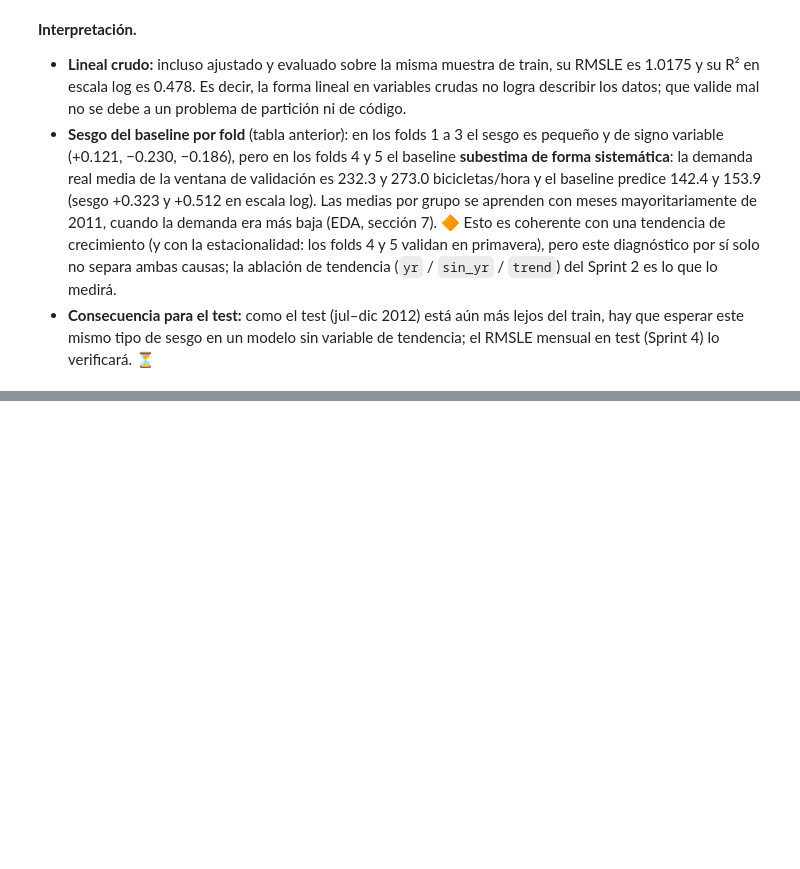
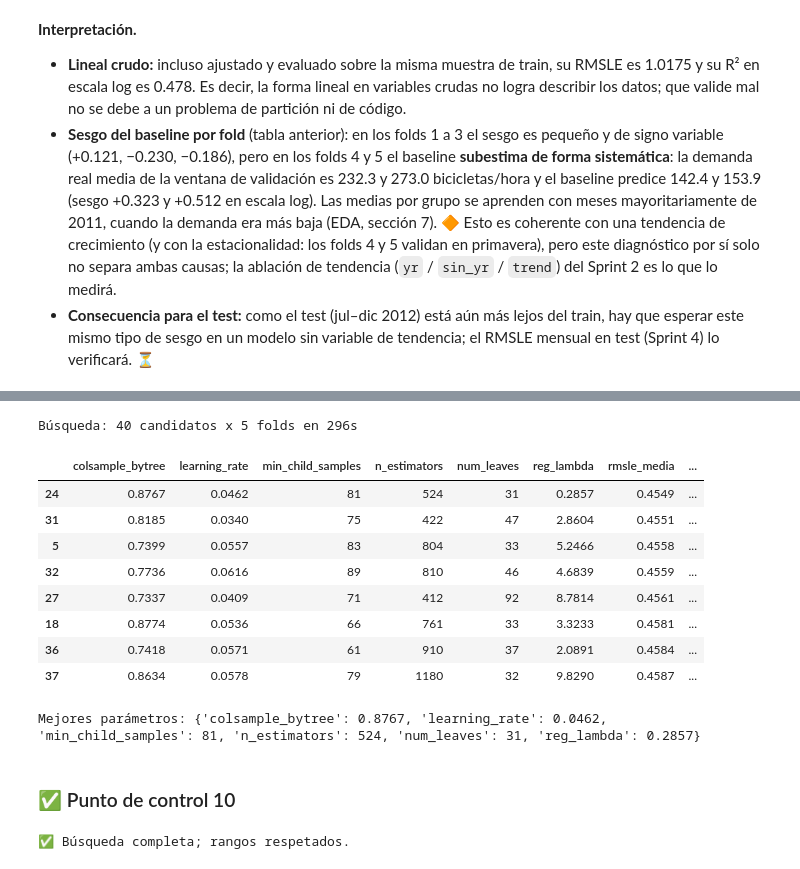
Before and after one commit to Joan-Riveros/bike-sharing-ml, a Jupyter notebook: notebooks/03_modelado_supervisado.ipynb, the cells around one changed output, grey strips where cells are left out. Cells and saved outputs as stored; diff of their text form; code cells hidden in the pictures; blank space fills up the shorter version.

Commit message:
Sprint 2 (Joan): LightGBM, ablaciones, tuning, Poisson, smearing y lags
Co-Authored-By: Claude Sonnet 5.5 <noreply@anthropic.com>

```diff
--- a/notebooks/03_modelado_supervisado.ipynb
+++ b/notebooks/03_modelado_supervisado.ipynb
@@ -304,0 +369,11 @@ LightGBM sobre `log1p(cnt)` con `build_preprocessor()`, tuning con `RandomizedSe
+# %%
+pf_base, rs_base = evaluar_variante("LightGBM base")
+display(pf_base[["fold", "n_train", "rmsle", "rmse", "mae", "r2"]].round(4))
+print(f"LightGBM base: RMSLE = {rs_base['rmsle_media']:.4f} ± {rs_base['rmsle_std']:.4f} | tiempo = {rs_base['t_s']:.1f}s")
+print("Baseline de calendario (notebook, sección 5): RMSLE = 0.5585 ± 0.0601")
+
+# Importancia por ganancia (solo orientativa; la interpretabilidad formal es del Sprint 3)
+m = pipe_lgbm().fit(X_tr, np.log1p(y_tr))
+nombres = m.named_steps["prep"].transform(X_tr.iloc[:5]).columns
+imp = pd.Series(m.named_steps["modelo"].booster_.feature_importance("gain"), index=nombres)
+display((imp / imp.sum()).sort_values(ascending=False).head(8).round(3).to_frame("fracción de ganancia").T)
@@ -304,0 +505,48 @@ LightGBM sobre `log1p(cnt)` con `build_preprocessor()`, tuning con `RandomizedSe
+# %%
+espacio = {
+    "regressor__modelo__num_leaves": randint(31, 128),
+    "regressor__modelo__min_child_samples": randint(20, 101),
+    "regressor__modelo__learning_rate": uniform(0.03, 0.05),
+    "regressor__modelo__n_estimators": randint(300, 1201),
+    "regressor__modelo__colsample_bytree": uniform(0.7, 0.2),
+    "regressor__modelo__reg_lambda": loguniform(0.1, 10),
+}
+ttr = TransformedTargetRegressor(regressor=pipe_lgbm(**REF["prep"]), func=np.log1p, inverse_func=np.expm1)
+busqueda = RandomizedSearchCV(
+    ttr, espacio, n_iter=CFG_LGBM["n_iter_busqueda"], cv=cv, random_state=RANDOM_STATE,
+    scoring=make_scorer(rmsle, greater_is_better=False), n_jobs=1, refit=False, return_train_score=False,
+)
+t0 = time.perf_counter()
+busqueda.fit(X_tr, y_tr)
+t_busqueda = time.perf_counter() - t0
+res = pd.DataFrame(busqueda.cv_results_)
+res["rmsle_media"] = -res["mean_test_score"]; res["rmsle_std"] = res["std_test_score"]
+cols_p = [c for c in res.columns if c.startswith("param_")]
+top = res.sort_values("rmsle_media").head(8)[cols_p + ["rmsle_media", "rmsle_std"]]
+top.columns = [c.replace("param_regressor__modelo__", "") for c in top.columns]
+print(f"Búsqueda: {len(res)} candidatos x 5 folds en {t_busqueda:.0f}s")
+display(top.round(4))
+mejores = {k.replace("regressor__modelo__", ""): (int(v) if isinstance(v, (int, np.integer)) else float(v)) for k, v in busqueda.best_params_.items()}
+print("Mejores parámetros:", {k: (round(v, 4) if isinstance(v, float) else v) for k, v in mejores.items()})
+# %% [output]
+Búsqueda: 40 candidatos x 5 folds en 296s
+|  | colsample_bytree | learning_rate | min_child_samples | n_estimators | num_leaves | reg_lambda | rmsle_media | ... |
+| 24 | 0.8767 | 0.0462 | 81 | 524 | 31 | 0.2857 | 0.4549 | ... |
+| 31 | 0.8185 | 0.0340 | 75 | 422 | 47 | 2.8604 | 0.4551 | ... |
+| 5 | 0.7399 | 0.0557 | 83 | 804 | 33 | 5.2466 | 0.4558 | ... |
+| 32 | 0.7736 | 0.0616 | 89 | 810 | 46 | 4.6839 | 0.4559 | ... |
+| 27 | 0.7337 | 0.0409 | 71 | 412 | 92 | 8.7814 | 0.4561 | ... |
+| 18 | 0.8774 | 0.0536 | 66 | 761 | 33 | 3.3233 | 0.4581 | ... |
+| 36 | 0.7418 | 0.0571 | 61 | 910 | 37 | 2.0891 | 0.4584 | ... |
+| 37 | 0.8634 | 0.0578 | 79 | 1180 | 32 | 9.8290 | 0.4587 | ... |
+Mejores parámetros: {'colsample_bytree': 0.8767, 'learning_rate': 0.0462, 'min_child_samples': 81, 'n_estimators': 524, 'num_leaves': 31, 'reg_lambda': 0.2857}
+# %% [markdown]
+### ✅ Punto de control 10
+# %%
+assert len(res) == CFG_LGBM["n_iter_busqueda"]
+assert np.isfinite(res["rmsle_media"]).all()
+assert res["rmsle_media"].min() == -busqueda.best_score_ or np.isclose(res["rmsle_media"].min(), -busqueda.best_score_)
+assert 31 <= mejores["num_leaves"] <= 127 and 300 <= mejores["n_estimators"] <= 1200
+print("✅ Búsqueda completa; rangos respetados.")
+# %% [output]
+✅ Búsqueda completa; rangos respetados.
```
Also changed, not shown: parts of 56 cells of this notebook, 5 other files.
